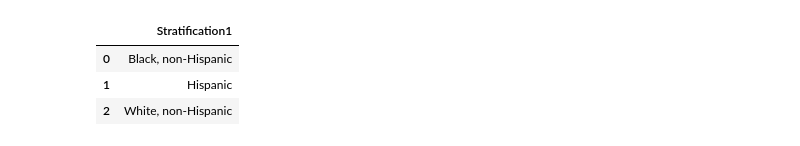
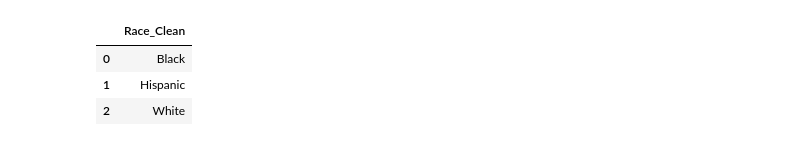
Before and after one commit to CharlesQuinn1/group1_project1, a Jupyter notebook: Charles/main.ipynb, the cells around one changed output. Cells and saved outputs as stored; diff of their text form; code cells hidden in the pictures.

```diff
--- a/Charles/main.ipynb
+++ b/Charles/main.ipynb
@@ -53,0 +55,7 @@ df2.head()
+# %%
+df2.insert(1,'Race_Clean', 'Race')
+# %%
+df2.loc[df2['Stratification1'] == 'Black, non-Hispanic', 'Race_Clean'] = 'Black'
+df2.loc[df2['Stratification1'] == 'Hispanic', 'Race_Clean'] = 'Hispanic'
+df2.loc[df2['Stratification1'] == 'White, non-Hispanic', 'Race_Clean'] = 'White'
+df2 = df2.drop('Stratification1', axis=1)
@@ -53,0 +71,2 @@ df2.head()
+# %%
+df2.rename(columns={'YearEnd': 'Year', 'LocationDesc': 'State', 'DataValue': 'Insidents'}, inplace=True)
@@ -54,8 +89,12 @@ df2.head()
+# %%
+df2 = df2.loc[~df2['Insidents'].isna()]
+df_clean = df2.dropna()
+df2 = df_clean
 # %%
-df3 = df2.groupby('Stratification1', as_index=False)['Stratification1'].first()
+df3 = df2.groupby('Race_Clean', as_index=False)['Race_Clean'].first()
 df3.head()
 # %% [output]
-|  | Stratification1 |
-| 0 | Black, non-Hispanic |
+|  | Race_Clean |
+| 0 | Black |
 | 1 | Hispanic |
-| 2 | White, non-Hispanic |
+| 2 | White |
```
Also changed, not shown: parts of 28 cells of this notebook, 2 other files.
